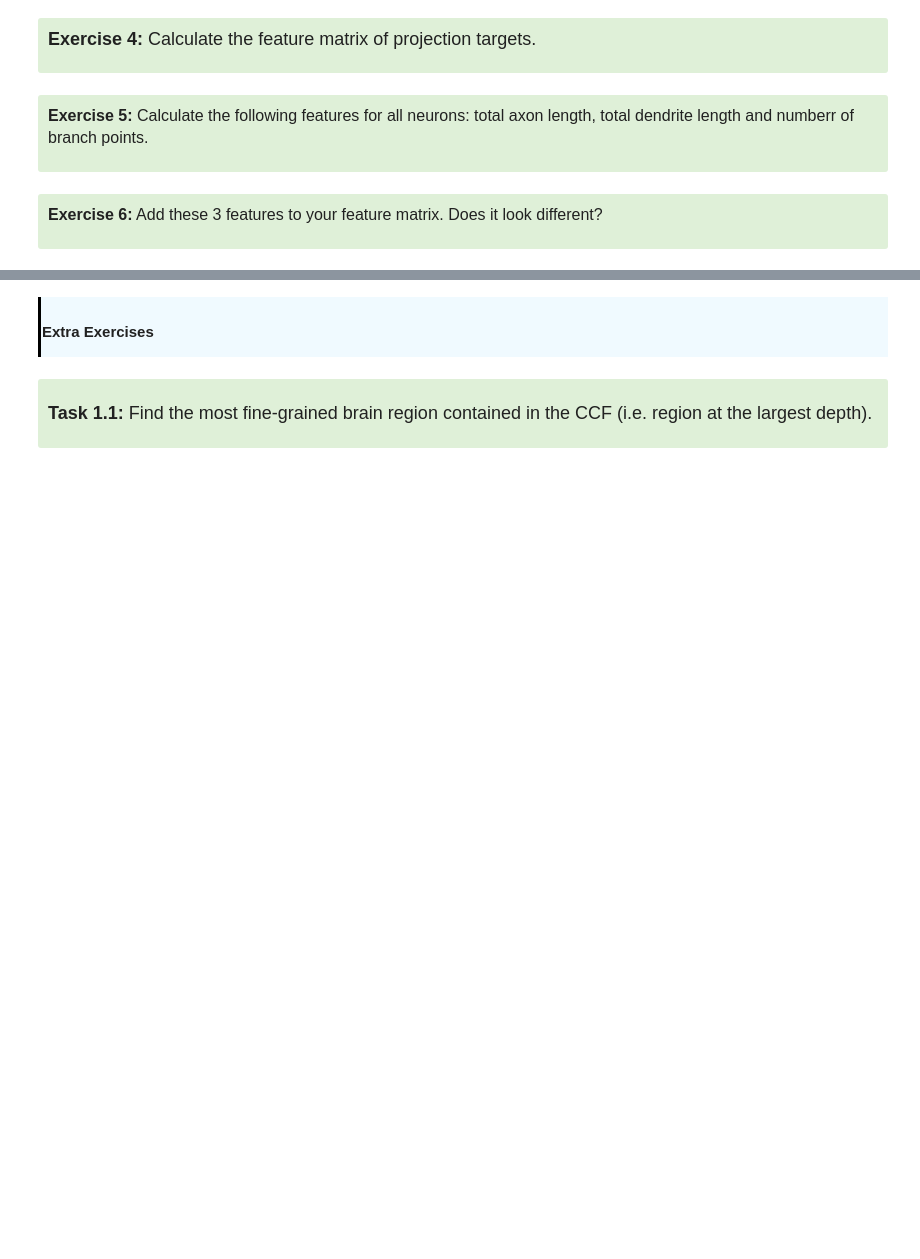
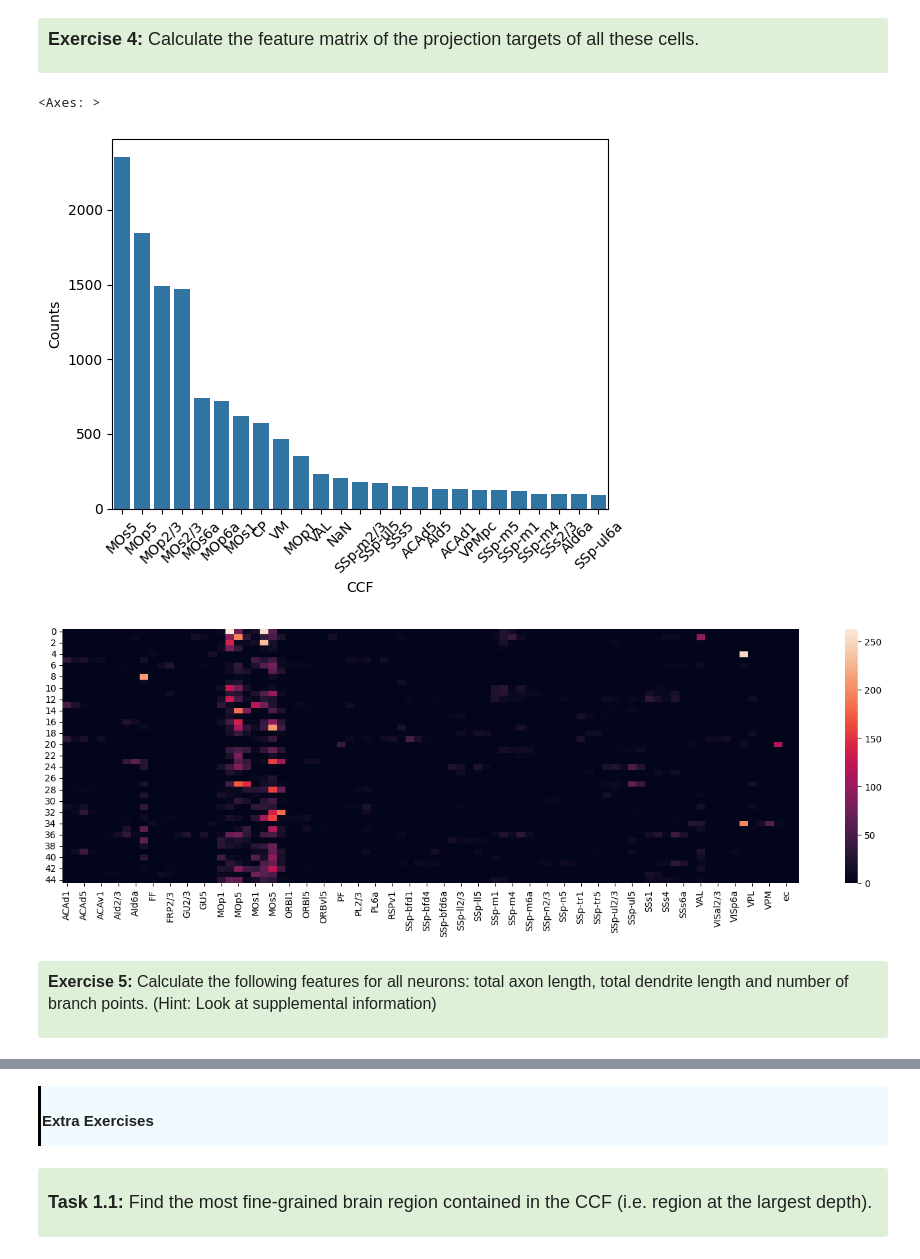
Before and after one commit to JEElsner/SWDB_2024_Anatomy, a Jupyter notebook: code/Notebook Exercises - LM - solutions.ipynb, the cells around one changed output, grey strips where cells are left out. Cells and saved outputs as stored; diff of their text form; code cells hidden in the pictures; blank space fills up the shorter version.

```diff
--- a/code/Notebook Exercises - LM - solutions.ipynb
+++ b/code/Notebook Exercises - LM - solutions.ipynb
@@ -12,2 +136,22 @@
 
 </div>
+# %%
+target_ccf_id = 629
+skels_subset = []
+for i, skel in enumerate(skel_list):
+    progress_bar(i + 1, len(skel_list))
+    if target_ccf_id in set(get_ccf_ids(ccf_atlas, skel, compartment_type=1)):
+        skels_subset.append(skel)
+print("\n# Skeletons Found:", len(skels_subset))
+
+plot = k3d.plot()
+plot_graphs(skels_subset, plot)
+
+
+with open("/data/AllenCCFMesh/MouseBrainAllen3.obj") as f:
+    ccf_mesh = trimesh.load(f, 'obj')
+
+
+mesh = k3d.mesh(ccf_mesh.vertices*1000, ccf_mesh.faces, opacity = 0.2, color=808080)
+plot += mesh
+plot.display()
@@ -14,15 +162,59 @@
 # %% [markdown]
 <div style="background: #DFF0D8; border-radius: 3px; padding: 10px;">
-<font size="4"><p><b>Exercise 4:</b> Calculate the feature matrix of projection targets.
+<font size="4"><p><b>Exercise 4:</b> Calculate the feature matrix of the projection targets of all these cells.
 
 </div>
+# %%
+axon_endpoints_ccf = list()
+for skel in skels_subset:
+    axon_endpoints_ccf.extend(get_ccf_ids(ccf_atlas,skel, compartment_type=2, vertex_type="end_points"))
+
+axon_endpoints_ccf = [x for x in axon_endpoints_ccf if ~np.isnan(x)]
+
+# Then we'll plot the total axonal endpoints of our population of neurons. To reduce visual clutter, we'll only plot the top 25 most targeted CCF structures.
+number_of_structures_to_plot = 25
+ids, cnts = np.unique(axon_endpoints_ccf, return_counts=True)
+total_endpoints = pd.DataFrame({"CCF": [id_to_acronym[ccf_id] for ccf_id in ids], "Counts":cnts})
+sns.barplot(total_endpoints.sort_values("Counts", ascending = False).head(number_of_structures_to_plot),x = "CCF",y = "Counts")
+plt.xticks(rotation=45);
+
+skel_dict = {}
+
+# Collect axon endpoints from every cell in our subset
+for i, skel in enumerate(skels_subset):
+    axon_endpoints_ccf = get_ccf_ids(ccf_atlas,skel, compartment_type=2, vertex_type="end_points")
+    ids, cnts = np.unique(axon_endpoints_ccf, return_counts=True) # Count incidence of each terminal structure
+    skel_dict[i] = dict(zip(ids,cnts)) # Bundle up CCF region IDs and counts for each cell
+
+# Convert to dataframe, and remap column names from region IDs to region acronyms
+df = pd.DataFrame.from_dict(skel_dict, orient='index').fillna(0)
+df = df.loc[:, df.columns.isin(id_to_acronym.keys())]
+df = df.rename(columns = id_to_acronym)
+df = df.loc[:, df.columns != "NaN"] # remove any unrecognized CCF regions
+
+# We can optionally trim our feature matrix to only include CCF regions that comprise a decent fraction of our total terminal endpoints across
+# the population. Let's do so for now to reduce bloat in our visualizations, setting a threshold of at least 0.05% of the total endpoints.
+trim_df = True
+threshold = 0.0005
+
+if trim_df:
+    total_counts = df.sum(axis=0, numeric_only=True)
+    cumsum = total_counts / sum(total_counts)
+    keep_cols = cumsum > threshold
+    df = df.loc[:,keep_cols]
+
+# Now lets visualize our feature matrix. We'll sort our columns to tidy up the visualization.
+sorted_columns = sorted(df.columns)
+df = df[sorted_columns] # Reorder the DataFrame based on sorted column names
+
+plt.figure(figsize=(18,5))
+sns.heatmap(df.sort_index())
+# %% [output]
+<Axes: >
+[figure, added]
+[figure, added]
 # %% [markdown]
 <div style="background: #DFF0D8; border-radius: 3px; padding: 10px;">
-<font size="3"><p><b>Exercise 5:</b> Calculate the following features for all neurons: total axon length, total dendrite length and numberr of branch points.
+<font size="3"><p><b>Exercise 5:</b> Calculate the following features for all neurons: total axon length, total dendrite length and number of branch points. (Hint: Look at supplemental information)
 
 </div>
-# %% [markdown]
-<div style="background: #DFF0D8; border-radius: 3px; padding: 10px;">
-<font size="3"><p><b>Exercise 6:</b> Add these 3 features to your feature matrix. Does it look different?
-
-</div>
```
Also changed, not shown: parts of 17 cells of this notebook, 1 other file.
